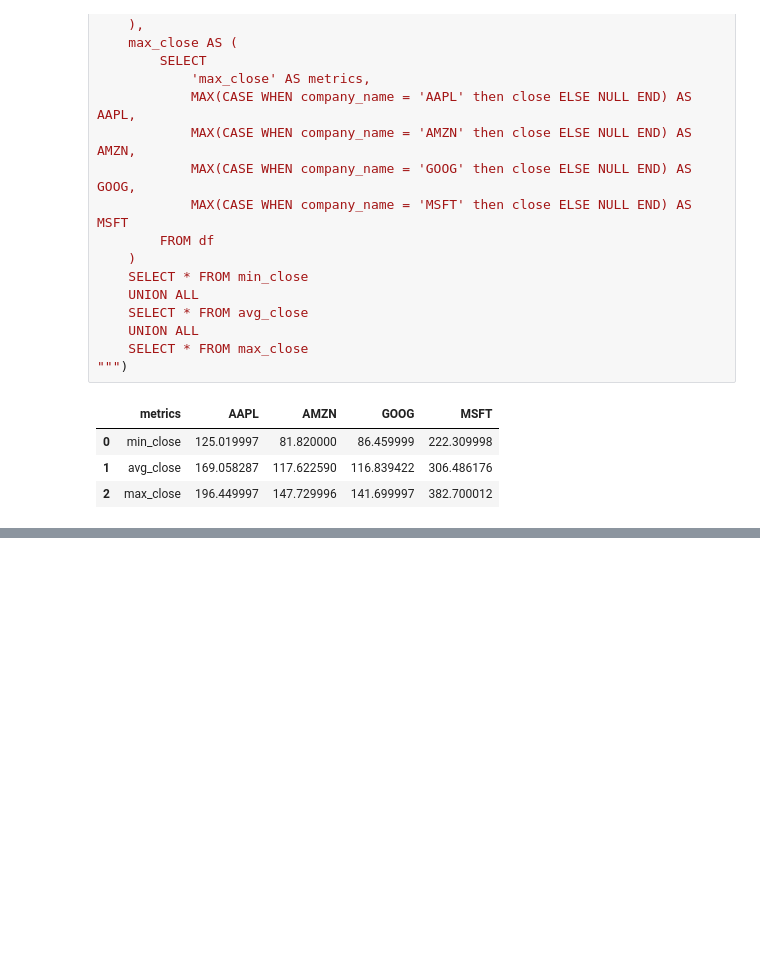
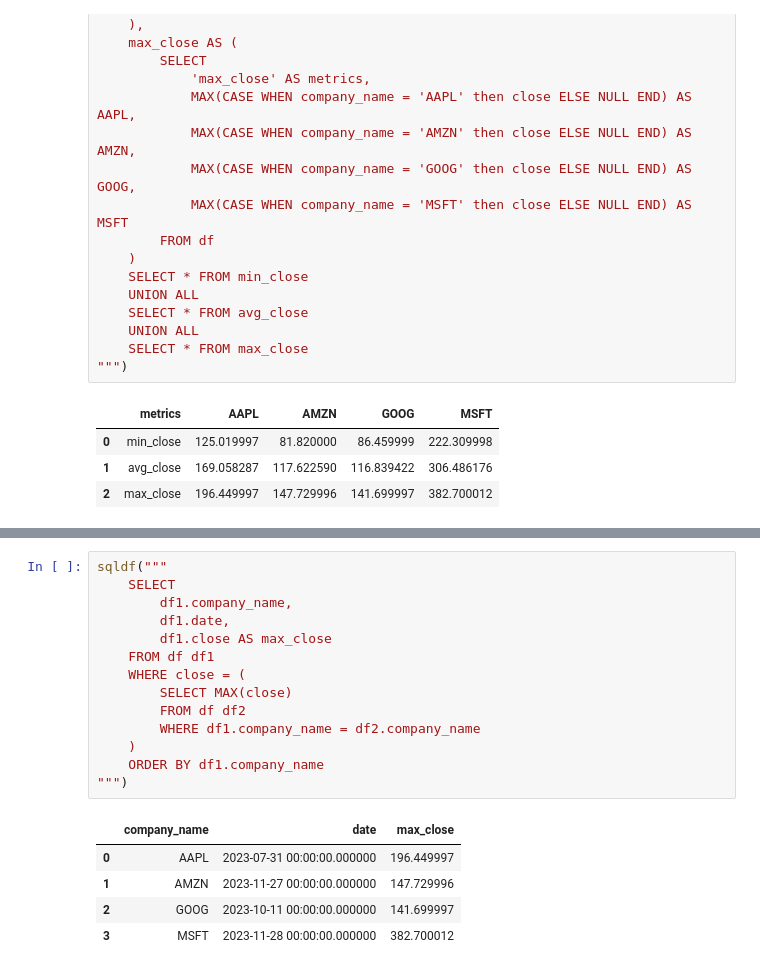
Before and after one commit to danjelito/stock-market-sql, a Jupyter notebook: main.ipynb, the cells around one changed output, grey strips where cells are left out. Cells and saved outputs as stored; diff of their text form; blank space fills up the shorter version.

```diff
--- a/main.ipynb
+++ b/main.ipynb
@@ -240,0 +266,20 @@ sqldf("""
+# %%
+sqldf("""
+    SELECT
+        df1.company_name,
+        df1.date,
+        df1.close AS max_close
+    FROM df df1
+    WHERE close = (
+        SELECT MAX(close)
+        FROM df df2
+        WHERE df1.company_name = df2.company_name
+    )
+    ORDER BY df1.company_name
+""")
+# %% [output]
+|  | company_name | date | max_close |
+| 0 | AAPL | 2023-07-31 00:00:00.000000 | 196.449997 |
+| 1 | AMZN | 2023-11-27 00:00:00.000000 | 147.729996 |
+| 2 | GOOG | 2023-10-11 00:00:00.000000 | 141.699997 |
+| 3 | MSFT | 2023-11-28 00:00:00.000000 | 382.700012 |
```
Also changed, not shown: parts of 7 cells of this notebook.
